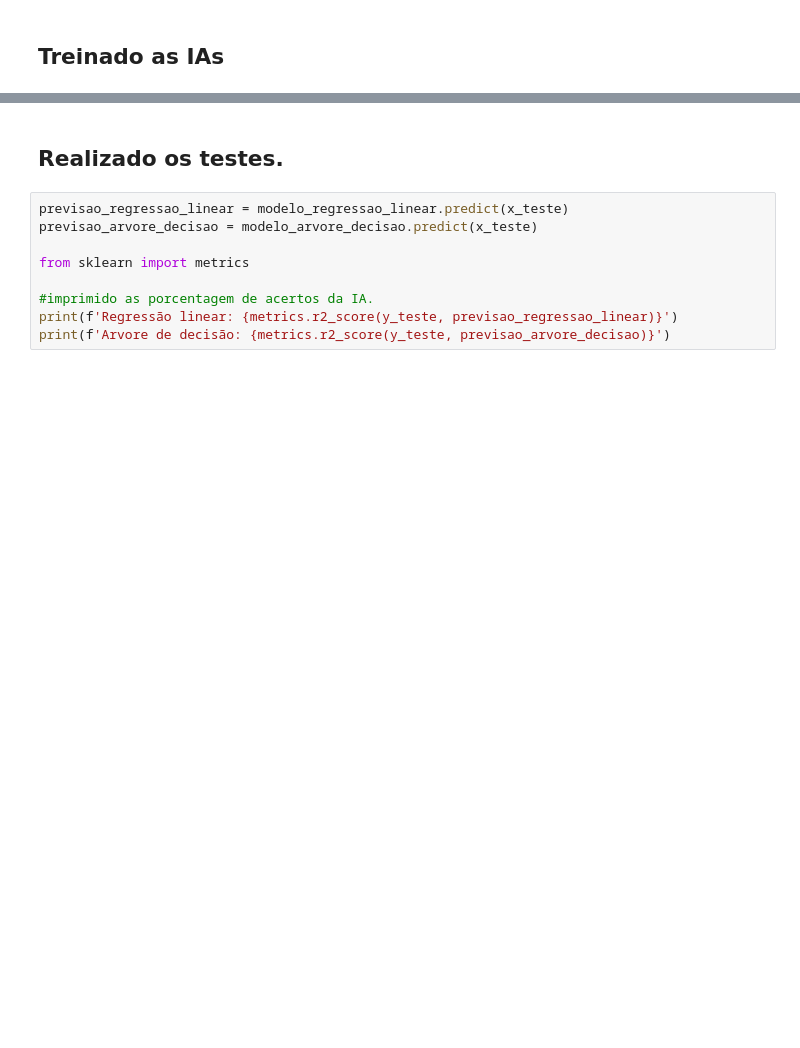
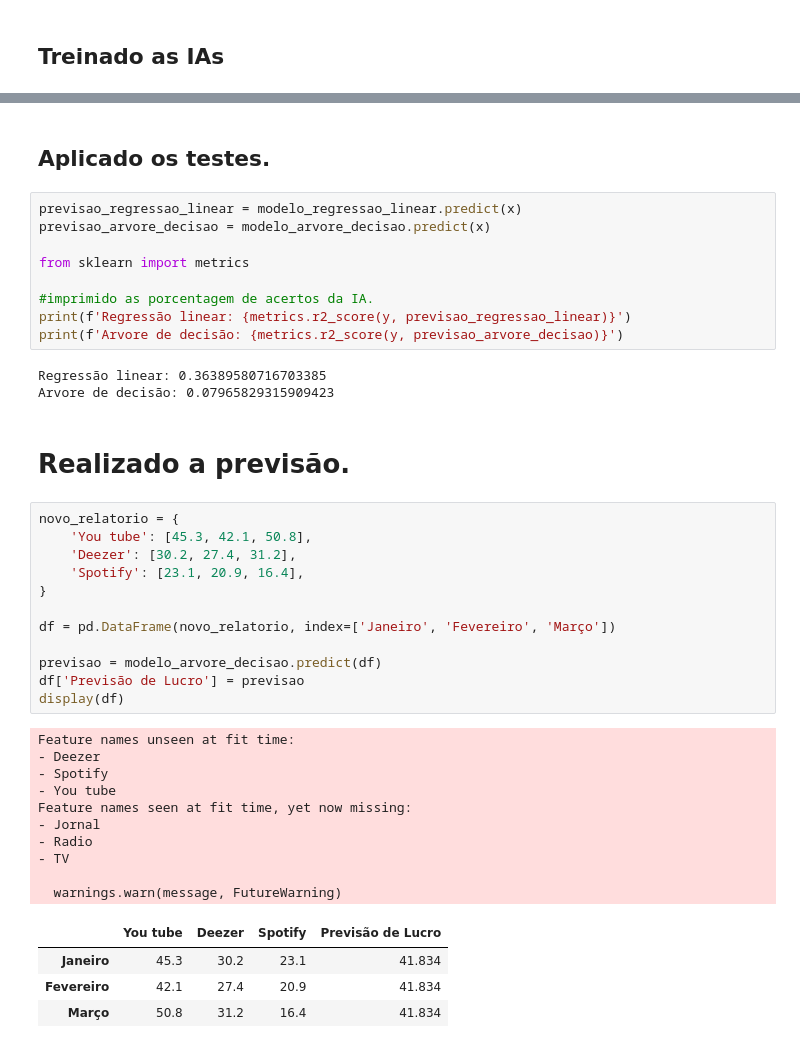
Before and after one commit to Johnson49/Inteligencia-artificial, a Jupyter notebook: main.ipynb, the cells around one changed output, grey strips where cells are left out. Cells and saved outputs as stored; diff of their text form; blank space fills up the shorter version.

Commit message:
Realizado a previsão.

```diff
--- a/main.ipynb
+++ b/main.ipynb
@@ -50,11 +54,43 @@ modelo_regressao_linear.fit(x_treino, y_treino)
 # %% [markdown]
-## Realizado os testes.
+## Aplicado os testes.
 # %%
-previsao_regressao_linear = modelo_regressao_linear.predict(x_teste)
-previsao_arvore_decisao = modelo_arvore_decisao.predict(x_teste)
+previsao_regressao_linear = modelo_regressao_linear.predict(x)
+previsao_arvore_decisao = modelo_arvore_decisao.predict(x)
 
 from sklearn import metrics
 
 #imprimido as porcentagem de acertos da IA.
-print(f'Regressão linear: {metrics.r2_score(y_teste, previsao_regressao_linear)}')
-print(f'Arvore de decisão: {metrics.r2_score(y_teste, previsao_arvore_decisao)}')
+print(f'Regressão linear: {metrics.r2_score(y, previsao_regressao_linear)}')
+print(f'Arvore de decisão: {metrics.r2_score(y, previsao_arvore_decisao)}')
+# %% [output]
+Regressão linear: 0.36389580716703385
+Arvore de decisão: 0.07965829315909423
+# %% [markdown]
+# Realizado a previsão.
+# %%
+novo_relatorio = {
+    'You tube': [45.3, 42.1, 50.8],
+    'Deezer': [30.2, 27.4, 31.2],
+    'Spotify': [23.1, 20.9, 16.4],
+}
+
+df = pd.DataFrame(novo_relatorio, index=['Janeiro', 'Fevereiro', 'Março'])
+
+previsao = modelo_arvore_decisao.predict(df)
+df['Previsão de Lucro'] = previsao
+display(df)
+# %% [output]
+Feature names unseen at fit time:
+- Deezer
+- Spotify
+- You tube
+Feature names seen at fit time, yet now missing:
+- Jornal
+- Radio
+- TV
+
+  warnings.warn(message, FutureWarning)
+|  | You tube | Deezer | Spotify | Previsão de Lucro |
+| Janeiro | 45.3 | 30.2 | 23.1 | 41.834 |
+| Fevereiro | 42.1 | 27.4 | 20.9 | 41.834 |
+| Março | 50.8 | 31.2 | 16.4 | 41.834 |
```
Also changed, not shown: parts of 3 cells of this notebook.
